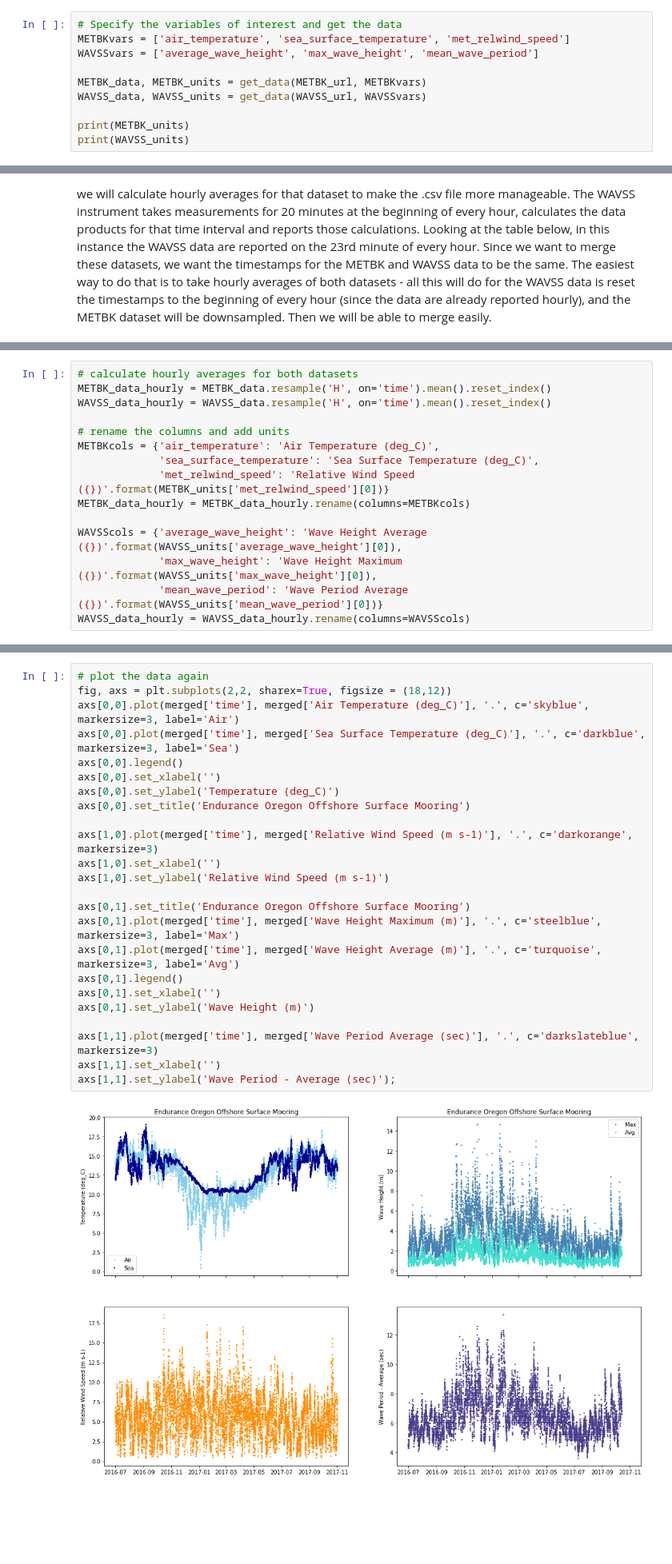
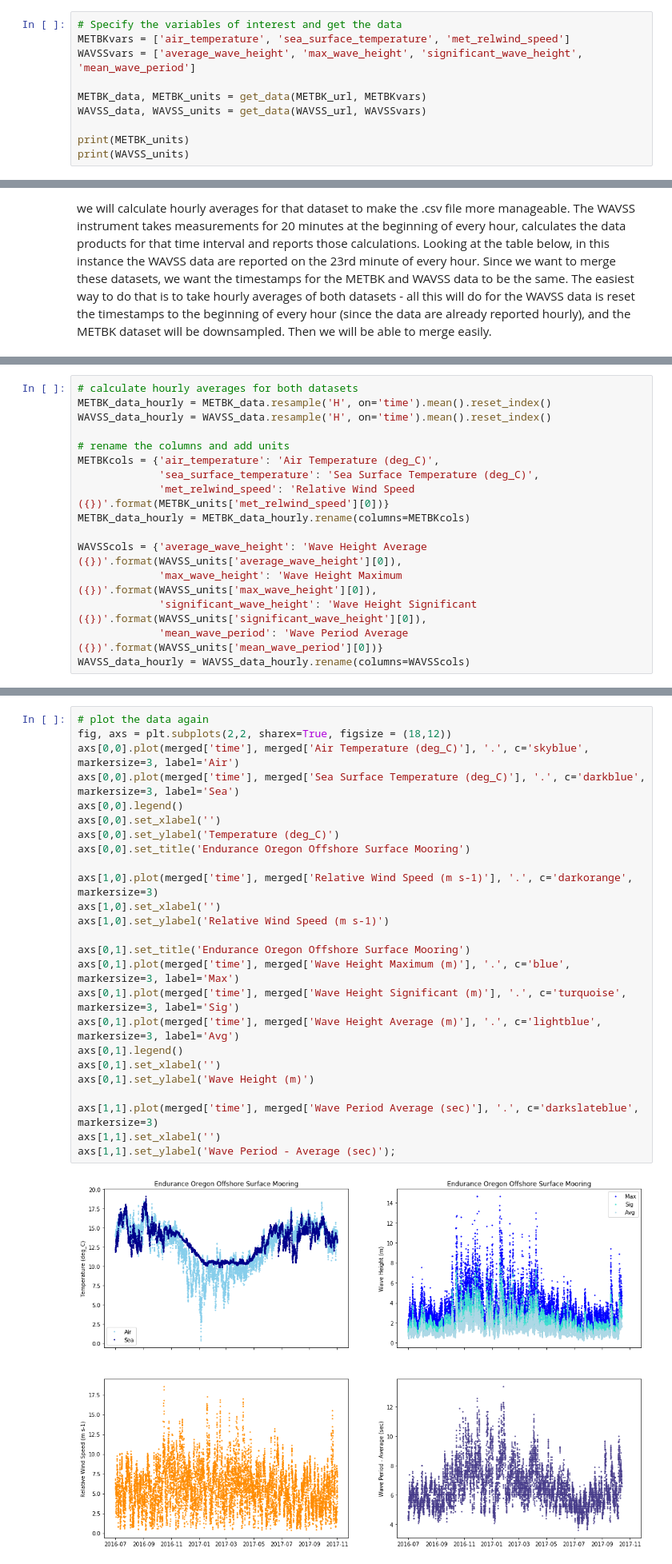
Before and after one commit to ooi-data-lab/nugget-notebooks, a Jupyter notebook: extras/E03_Endurance_met_waves_seasonal_cycle.ipynb, the cells around one changed output, grey strips where cells are left out. Shown at 80% size. Drawn from its saved outputs; the diff is of its cells as text; blank space fills up the shorter version.

```diff
--- a/extras/E03_Endurance_met_waves_seasonal_cycle.ipynb
+++ b/extras/E03_Endurance_met_waves_seasonal_cycle.ipynb
@@ -152,7 +149,7 @@ def get_data(url, variables, deployments=None):
 # %%
 # Specify the variables of interest and get the data
 METBKvars = ['air_temperature', 'sea_surface_temperature', 'met_relwind_speed']
-WAVSSvars = ['average_wave_height', 'max_wave_height', 'mean_wave_period']
+WAVSSvars = ['average_wave_height', 'max_wave_height', 'significant_wave_height', 'mean_wave_period']
 
 METBK_data, METBK_units = get_data(METBK_url, METBKvars)
 WAVSS_data, WAVSS_units = get_data(WAVSS_url, WAVSSvars)
@@ -235,6 +234,7 @@ METBK_data_hourly = METBK_data_hourly.rename(columns=METBKcols)
 
 WAVSScols = {'average_wave_height': 'Wave Height Average ({})'.format(WAVSS_units['average_wave_height'][0]),
              'max_wave_height': 'Wave Height Maximum ({})'.format(WAVSS_units['max_wave_height'][0]),
+             'significant_wave_height': 'Wave Height Significant ({})'.format(WAVSS_units['significant_wave_height'][0]),
              'mean_wave_period': 'Wave Period Average ({})'.format(WAVSS_units['mean_wave_period'][0])}
 WAVSS_data_hourly = WAVSS_data_hourly.rename(columns=WAVSScols)
 # %%
@@ -255,26 +255,27 @@ merged.head()
 # %%
 # plot the data again
 fig, axs = plt.subplots(2,2, sharex=True, figsize = (18,12))
 axs[0,0].plot(merged['time'], merged['Air Temperature (deg_C)'], '.', c='skyblue', markersize=3, label='Air')
 axs[0,0].plot(merged['time'], merged['Sea Surface Temperature (deg_C)'], '.', c='darkblue', markersize=3, label='Sea')
 axs[0,0].legend()
 axs[0,0].set_xlabel('')
 axs[0,0].set_ylabel('Temperature (deg_C)')
 axs[0,0].set_title('Endurance Oregon Offshore Surface Mooring')
 
 axs[1,0].plot(merged['time'], merged['Relative Wind Speed (m s-1)'], '.', c='darkorange', markersize=3)
 axs[1,0].set_xlabel('')
 axs[1,0].set_ylabel('Relative Wind Speed (m s-1)')
 
 axs[0,1].set_title('Endurance Oregon Offshore Surface Mooring')
-axs[0,1].plot(merged['time'], merged['Wave Height Maximum (m)'], '.', c='steelblue', markersize=3, label='Max')
-axs[0,1].plot(merged['time'], merged['Wave Height Average (m)'], '.', c='turquoise', markersize=3, label='Avg')
+axs[0,1].plot(merged['time'], merged['Wave Height Maximum (m)'], '.', c='blue', markersize=3, label='Max')
+axs[0,1].plot(merged['time'], merged['Wave Height Significant (m)'], '.', c='turquoise', markersize=3, label='Sig')
+axs[0,1].plot(merged['time'], merged['Wave Height Average (m)'], '.', c='lightblue', markersize=3, label='Avg')
 axs[0,1].legend()
 axs[0,1].set_xlabel('')
 axs[0,1].set_ylabel('Wave Height (m)')
 
 axs[1,1].plot(merged['time'], merged['Wave Period Average (sec)'], '.', c='darkslateblue', markersize=3)
 axs[1,1].set_xlabel('')
 axs[1,1].set_ylabel('Wave Period - Average (sec)');
 # %% [output]
-[figure, old version]
+[figure, new version]
```
Also changed, not shown: parts of 7 cells of this notebook.
